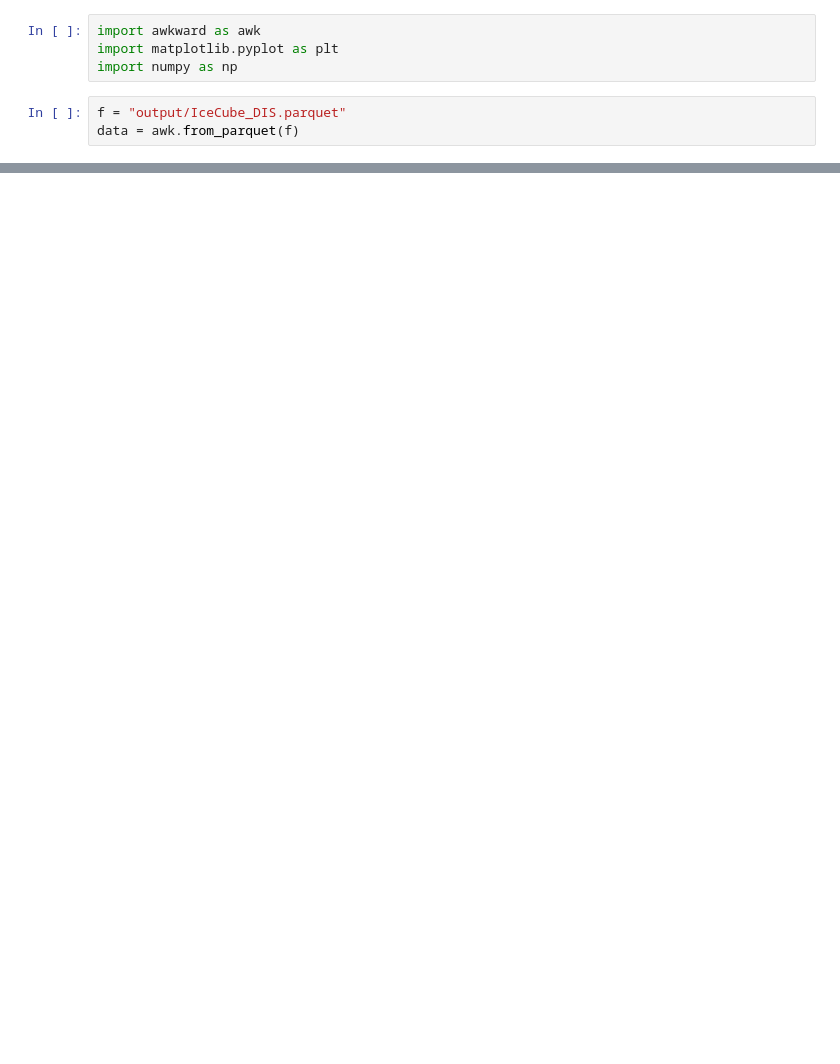
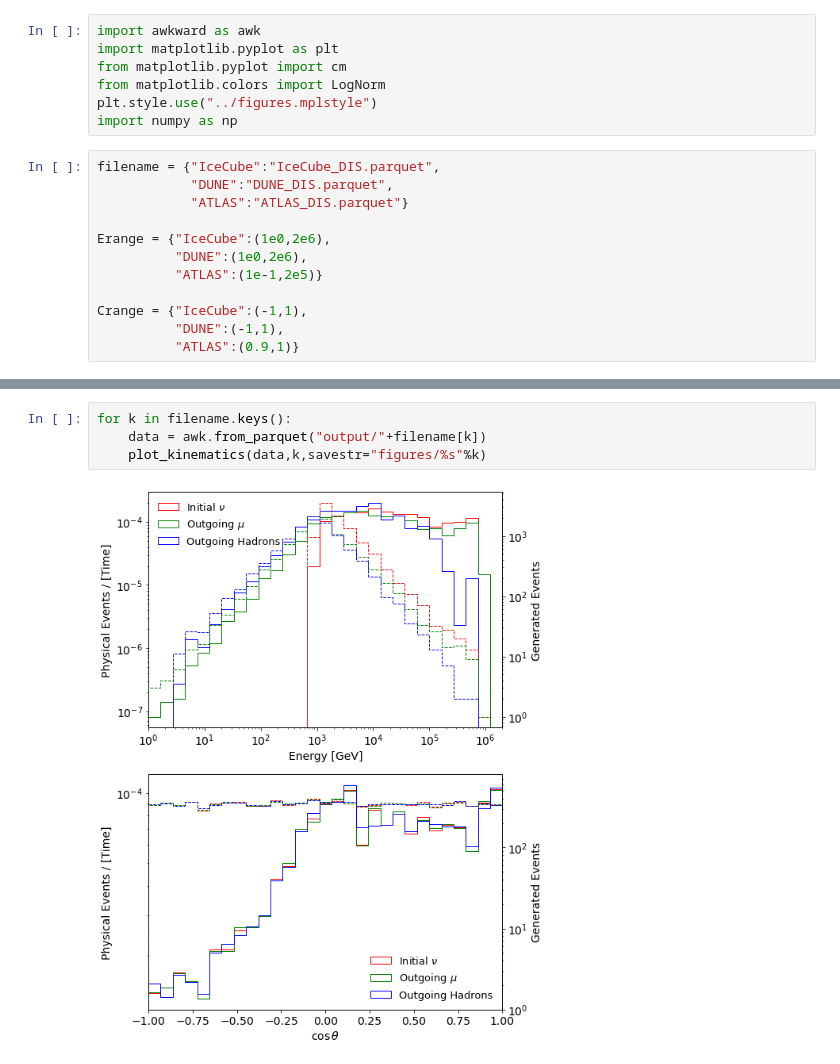
Before and after one commit to Harvard-Neutrino/SIREN, a Jupyter notebook: resources/Examples/Example1/PaperPlots.ipynb, the cells around one changed output, grey strips where cells are left out. Drawn from its saved outputs; the diff is of its cells as text; blank space fills up the shorter version.

```diff
--- a/resources/Examples/Example1/PaperPlots.ipynb
+++ b/resources/Examples/Example1/PaperPlots.ipynb
@@ -1,8 +1,20 @@
 # %%
 import awkward as awk
 import matplotlib.pyplot as plt
+from matplotlib.pyplot import cm
+from matplotlib.colors import LogNorm
+plt.style.use("../figures.mplstyle")
 import numpy as np
 # %%
-f = "output/IceCube_DIS.parquet"
-data = awk.from_parquet(f)
+filename = {"IceCube":"IceCube_DIS.parquet",
+            "DUNE":"DUNE_DIS.parquet",
+            "ATLAS":"ATLAS_DIS.parquet"}
+
+Erange = {"IceCube":(1e0,2e6),
+          "DUNE":(1e0,2e6),
+          "ATLAS":(1e-1,2e5)}
+
+Crange = {"IceCube":(-1,1),
+          "DUNE":(-1,1),
+          "ATLAS":(0.9,1)}
 # %%
@@ -35,0 +110,6 @@ plt.show()
+# %%
+for k in filename.keys():
+    data = awk.from_parquet("output/"+filename[k])
+    plot_kinematics(data,k,savestr="figures/%s"%k)
+# %% [output]
+[figure, added]
```
Also changed, not shown: parts of 2 cells of this notebook, 2 other files.
